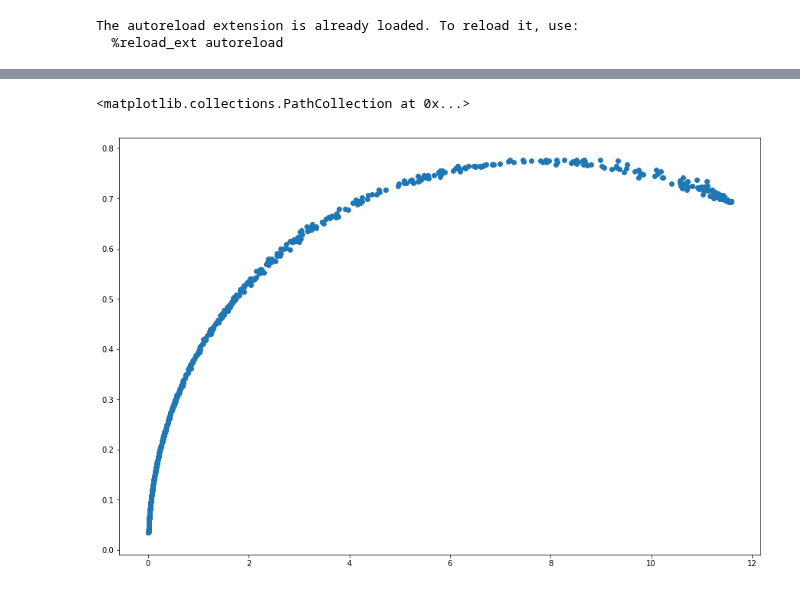
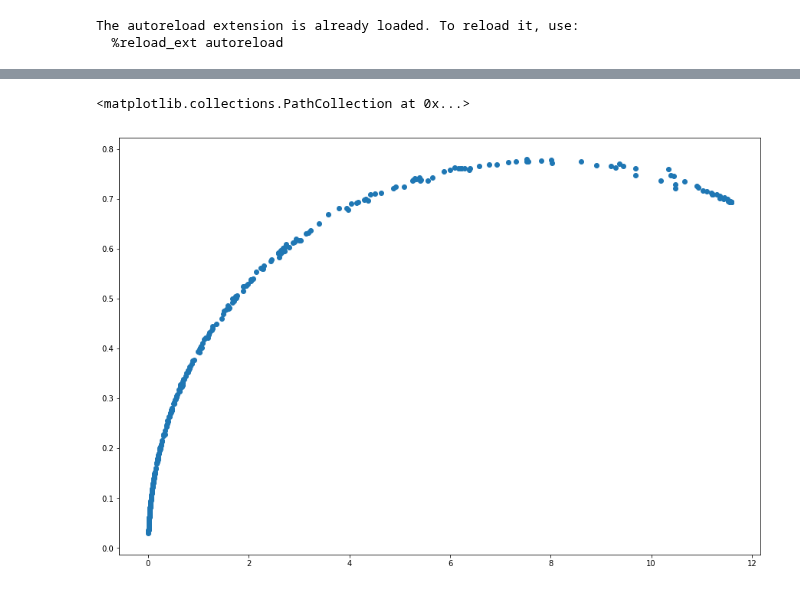
Before and after one commit to AndreasAlam/olac, a Jupyter notebook: notebooks/REQU_Testing.ipynb, the cells around one changed output, grey strips where cells are left out. Drawn from its saved outputs; the diff is of its cells as text; code cells hidden in the pictures.

```diff
--- a/notebooks/REQU_Testing.ipynb
+++ b/notebooks/REQU_Testing.ipynb
@@ -33,14 +37,17 @@ Hellinger distance: 0.26912346791776853
 # %%
 arr1 = np.random.normal(0, 1, size=10000)
-mu_sample = np.random.lognormal(0, 2, size=1000)
+mu_sample = np.random.lognormal(0, 2, size=500)
 kl = []
 hd = []
+mi = []
 for mu in mu_sample:
     arr2 = np.random.normal(mu, 1, size=10000)
     kls = mf.kl_div(arr1, arr2)
     hds = mf.hellinger_dist(arr1, arr2)
+    mis = mf.mutual_info(arr1, arr2, normalized=3)
     kl.append(kls)
     hd.append(hds)
+    mi.append(mis)
     #print('mu: {}'.format(mu))
     #print('KL divergence score: {}'.format(kls))
     #print('Hellinger distance: {}'.format(hds))
@@ -48,6 +67,6 @@ for mu in mu_sample:
 # %%
-plt.figure(figsize=(15, 10))
+fig = plt.figure(figsize=(15, 10))
 plt.scatter(kl, hd)
 # %% [output]
 <matplotlib.collections.PathCollection at 0x...>
-[figure, old version]
+[figure, new version]
```
Also changed, not shown: parts of 7 cells of this notebook, 13 other files.
